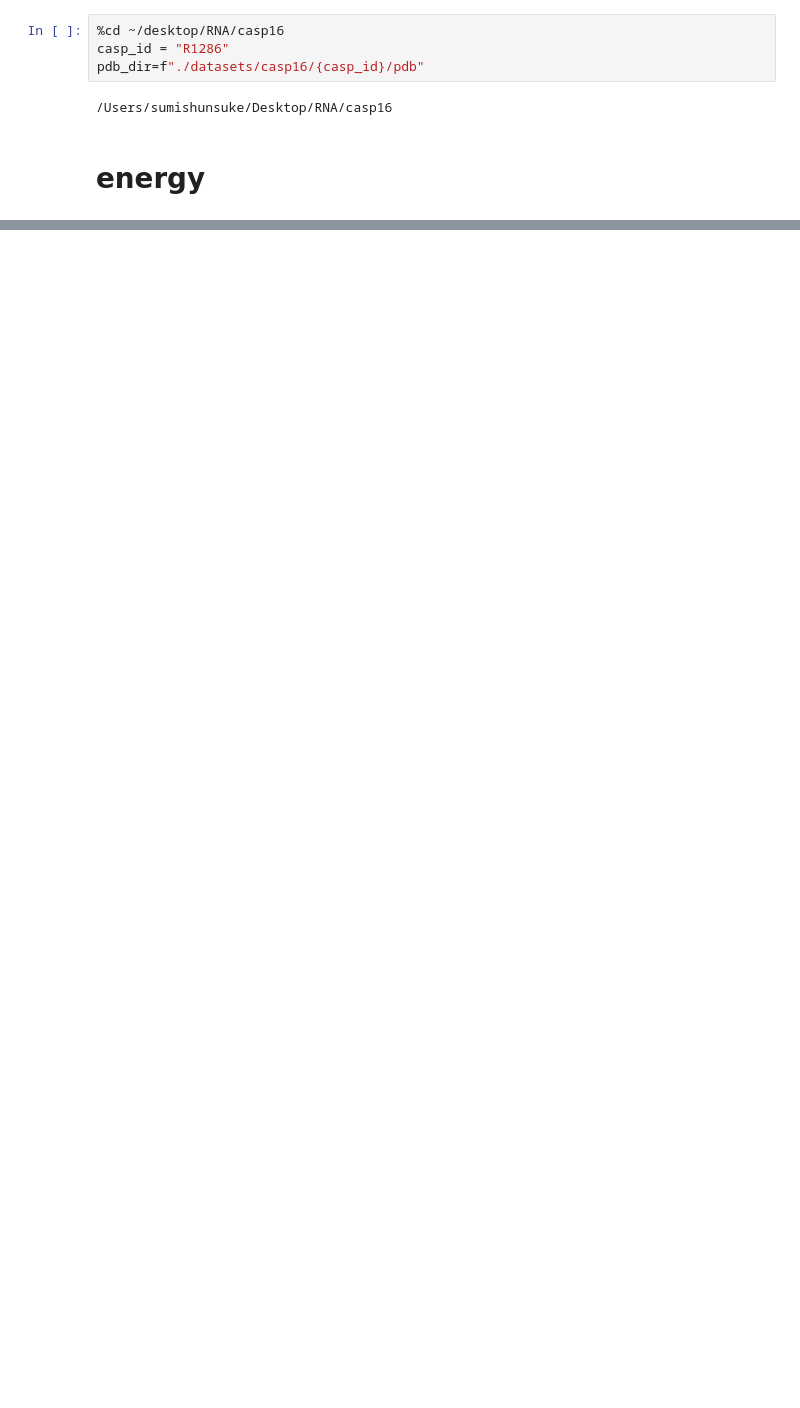
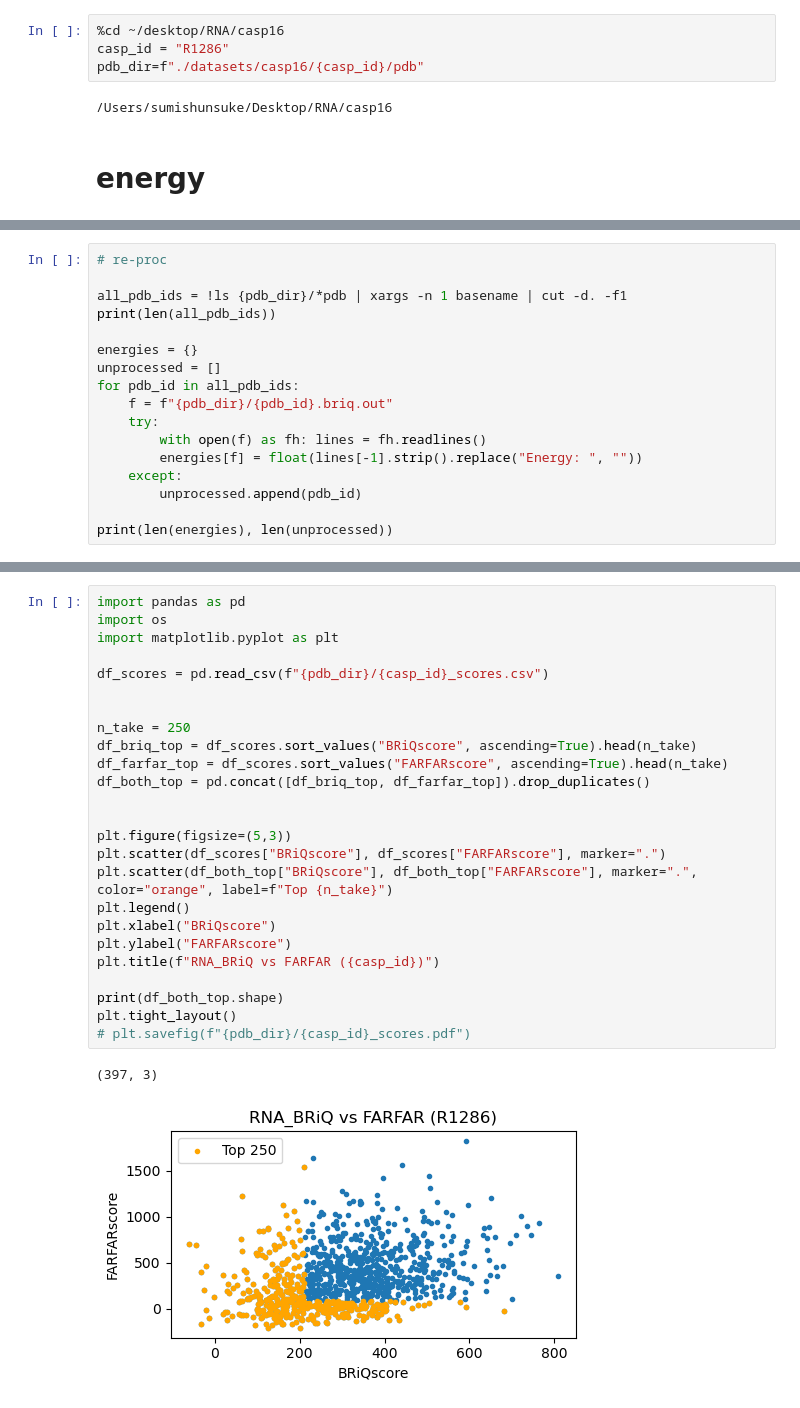
Before and after one commit to Shunsuke-1994/casp16, a Jupyter notebook: notebooks/R1286.ipynb, the cells around one changed output, grey strips where cells are left out. Cells and saved outputs as stored; diff of their text form; blank space fills up the shorter version.

```diff
--- a/notebooks/R1286.ipynb
+++ b/notebooks/R1286.ipynb
@@ -15,0 +31,17 @@ pdb_dir=f"./datasets/casp16/{casp_id}/pdb"
+# %%
+# re-proc
+
+all_pdb_ids = !ls {pdb_dir}/*pdb | xargs -n 1 basename | cut -d. -f1
+print(len(all_pdb_ids))
+
+energies = {}
+unprocessed = []
+for pdb_id in all_pdb_ids:
+    f = f"{pdb_dir}/{pdb_id}.briq.out"
+    try:
+        with open(f) as fh: lines = fh.readlines()
+        energies[f] = float(lines[-1].strip().replace("Energy: ", ""))
+    except:
+        unprocessed.append(pdb_id)
+
+print(len(energies), len(unprocessed))
@@ -15,0 +95,28 @@ pdb_dir=f"./datasets/casp16/{casp_id}/pdb"
+# %%
+import pandas as pd
+import os
+import matplotlib.pyplot as plt
+
+df_scores = pd.read_csv(f"{pdb_dir}/{casp_id}_scores.csv")
+
+
+n_take = 250
+df_briq_top = df_scores.sort_values("BRiQscore", ascending=True).head(n_take)
+df_farfar_top = df_scores.sort_values("FARFARscore", ascending=True).head(n_take)
+df_both_top = pd.concat([df_briq_top, df_farfar_top]).drop_duplicates()
+
+
+plt.figure(figsize=(5,3))
+plt.scatter(df_scores["BRiQscore"], df_scores["FARFARscore"], marker=".")
+plt.scatter(df_both_top["BRiQscore"], df_both_top["FARFARscore"], marker=".", color="orange", label=f"Top {n_take}")
+plt.legend()
+plt.xlabel("BRiQscore")
+plt.ylabel("FARFARscore")
+plt.title(f"RNA_BRiQ vs FARFAR ({casp_id})")
+
+print(df_both_top.shape)
+plt.tight_layout()
+# plt.savefig(f"{pdb_dir}/{casp_id}_scores.pdf")
+# %% [output]
+(397, 3)
+[figure, added]
```
Also changed, not shown: parts of 22 cells of this notebook, 1 other file.
